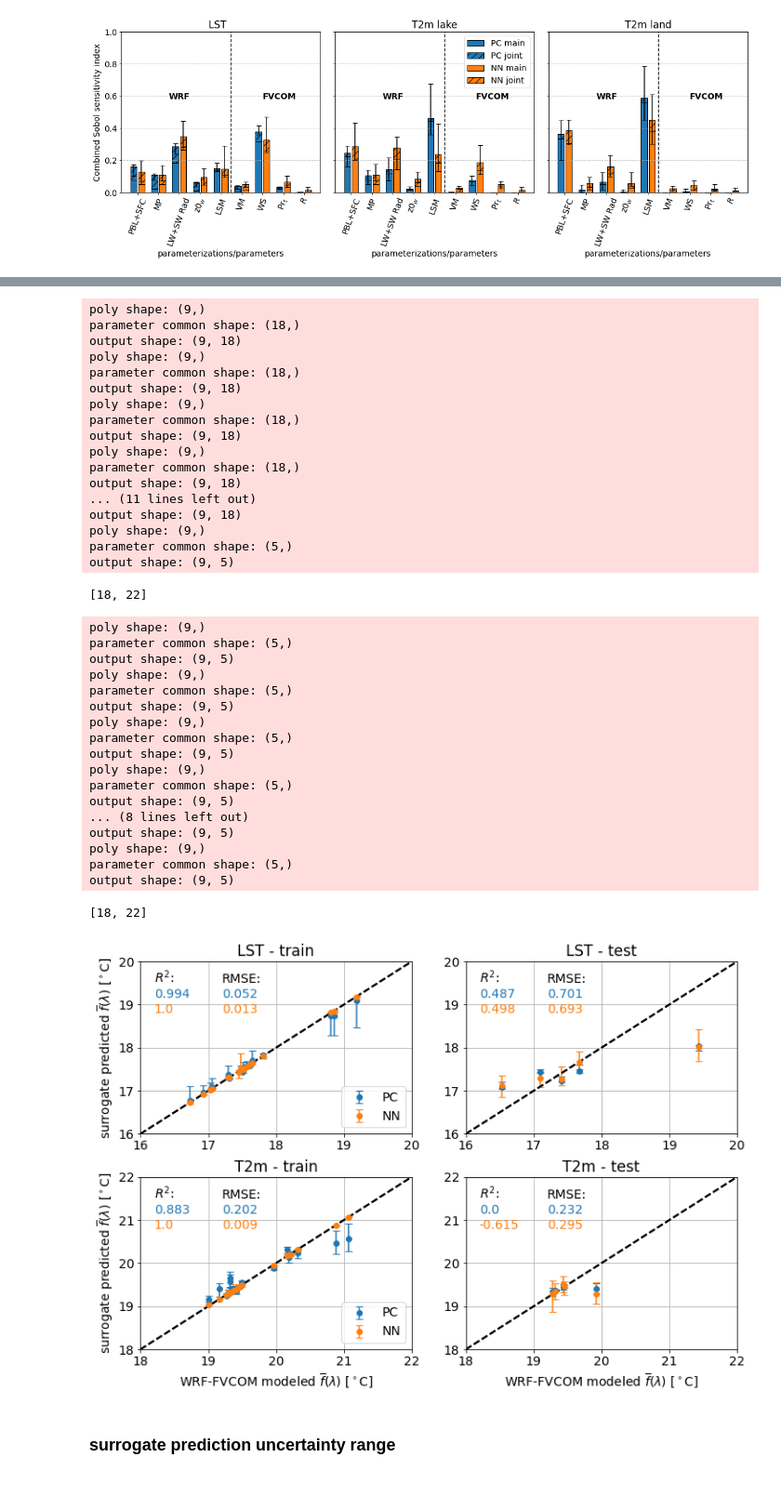
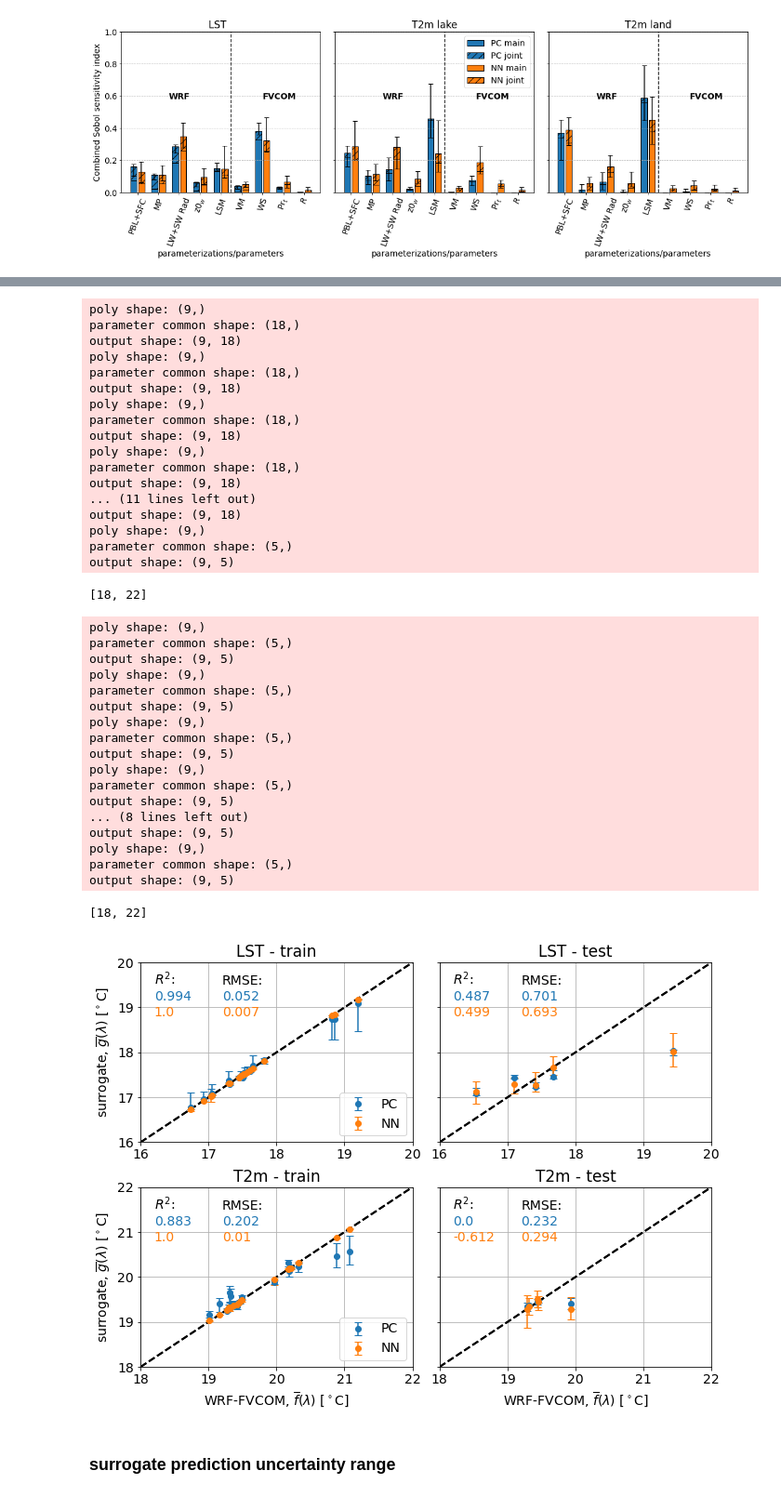
Before and after one commit to WPringle/GreatLakes_CoupledModelUQ, a Jupyter notebook: workflow/summary_global_sensitivity_analysis.ipynb, the cells around one changed output, grey strips where cells are left out. Shown: that part at 93% size. Cells and saved outputs as stored; diff of their text form; code cells hidden in the pictures.

Commit message:
edits to surrogate error plot, adding stats of lake uncertainty

```diff
--- a/workflow/summary_global_sensitivity_analysis.ipynb
+++ b/workflow/summary_global_sensitivity_analysis.ipynb
@@ -640,7 +640,7 @@ kl_dict[var][' '] = {'eigenmodes': pca_data[var]['eigenmodes'].mean(axis=1).resh
 # Checking PC and NN accuracy for sqrt(eigenvalue)-weighted combined including the range
 cases_color = ['#1f77b4', '#ff7f0e']
 
-fig, axs = plt.subplots(2, 2,sharey=False,figsize=(12,8))
+fig, axs = plt.subplots(2, 2,sharey=False,figsize=(11,8))
 
 for vv,var in enumerate(['LST','T2m']):
     bnds = [16+2*vv,20+2*vv]
@@ -695,9 +695,11 @@ for vv,var in enumerate(['LST','T2m']):
 
 
         if vv == 1:
-            axs[vv,ii].set_xlabel(r'WRF-FVCOM modeled $\overline{f}(\lambda)$ [$^\circ$C]')
+            axs[vv,ii].set_xlabel(r'WRF-FVCOM, $\overline{f}(\lambda)$ [$^\circ$C]')
         if ii == 0:
-            axs[vv,ii].set_ylabel(r'surrogate predicted $\overline{f}(\lambda)$ [$^\circ$C]')
+            axs[vv,ii].set_ylabel(r'surrogate, $\overline{g}(\lambda)$ [$^\circ$C]')
+        else:
+            axs[vv,ii].set_yticklabels('')
 
         print(bnds)
         axs[vv,ii].set_xlim(bnds)
@@ -707,7 +709,7 @@ for vv,var in enumerate(['LST','T2m']):
             axs[vv,ii].legend(loc='lower right')
         axs[vv,ii].grid()
 
-plt.subplots_adjust(wspace=0.2, hspace=0.25)
+plt.subplots_adjust(wspace=0.1, hspace=0.25)
 plt.savefig('../figures/surrogate_errors',dpi=600,bbox_inches='tight')
 plt.show()
 # %% [output]
@@ -756,34 +758,34 @@ output shape: (9, 18)
 poly shape: (9,)
 parameter common shape: (18,)
 output shape: (9, 18)
 poly shape: (9,)
 parameter common shape: (18,)
 output shape: (9, 18)
 ... (11 lines left out)
 output shape: (9, 18)
 poly shape: (9,)
 parameter common shape: (5,)
 output shape: (9, 5)
 [18, 22]
 poly shape: (9,)
 parameter common shape: (5,)
 output shape: (9, 5)
 poly shape: (9,)
 parameter common shape: (5,)
 output shape: (9, 5)
 poly shape: (9,)
 parameter common shape: (5,)
 output shape: (9, 5)
 poly shape: (9,)
 parameter common shape: (5,)
 output shape: (9, 5)
 ... (8 lines left out)
 output shape: (9, 5)
 poly shape: (9,)
 parameter common shape: (5,)
 output shape: (9, 5)
 [18, 22]
-[figure, old version]
+[figure, new version]
 # %% [markdown]
 ### surrogate prediction uncertainty range
 # %%
```
Also changed, not shown: parts of 1 cell of this notebook, 1 other file.
